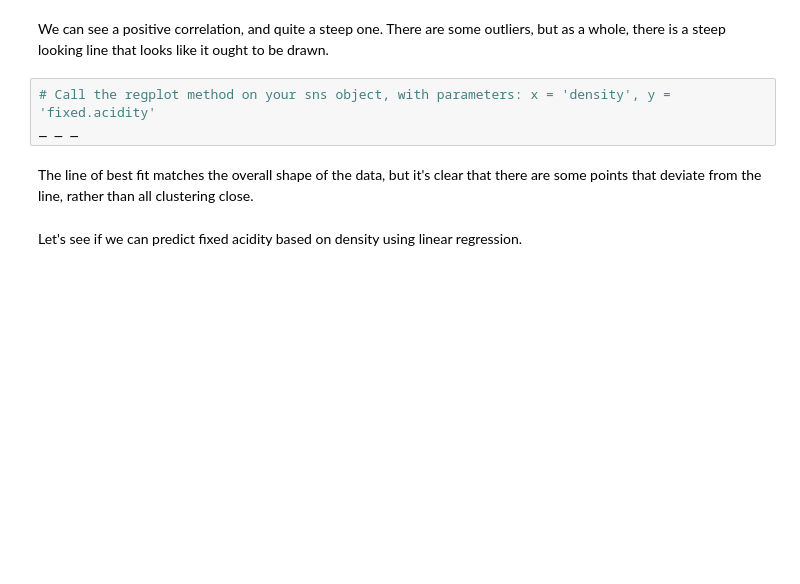
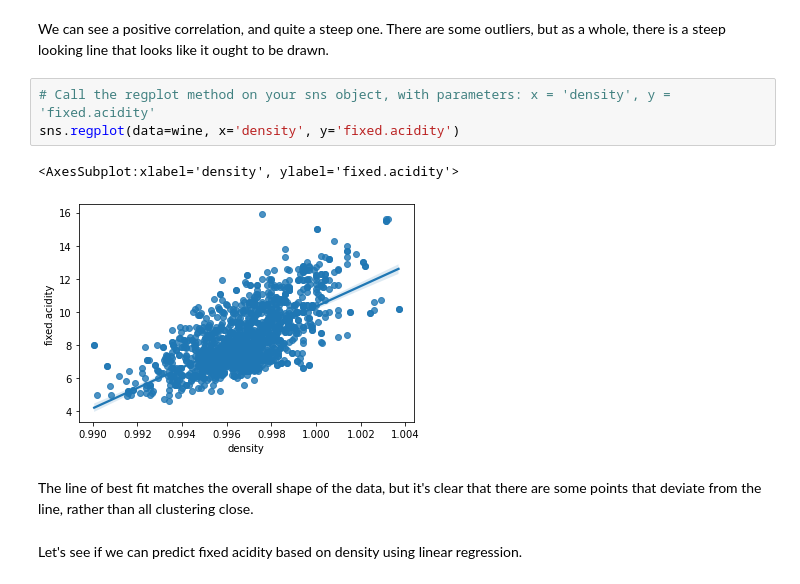
Before and after one commit to BrettlyCD/linear-regression, a Jupyter notebook: Springboard Regression Case Study - the Red Wine Dataset - Tier 3.ipynb, the cells around one changed output. Drawn from its saved outputs; the diff is of its cells as text; blank space fills up the shorter version.

```diff
--- a/Springboard Regression Case Study - the Red Wine Dataset - Tier 3.ipynb
+++ b/Springboard Regression Case Study - the Red Wine Dataset - Tier 3.ipynb
@@ -240,7 +255,10 @@ _ _ _
 We can see a positive correlation, and quite a steep one. There are some outliers, but as a whole, there is a steep looking line that looks like it ought to be drawn.
 # %%
 # Call the regplot method on your sns object, with parameters: x = 'density', y = 'fixed.acidity'
-_ _ _
+sns.regplot(data=wine, x='density', y='fixed.acidity')
+# %% [output]
+<AxesSubplot:xlabel='density', ylabel='fixed.acidity'>
+[figure, added]
 # %% [markdown]
 The line of best fit matches the overall shape of the data, but it's clear that there are some points that deviate from the line, rather than all clustering close.
 # %% [markdown]
```
Also changed, not shown: parts of 6 cells of this notebook.
